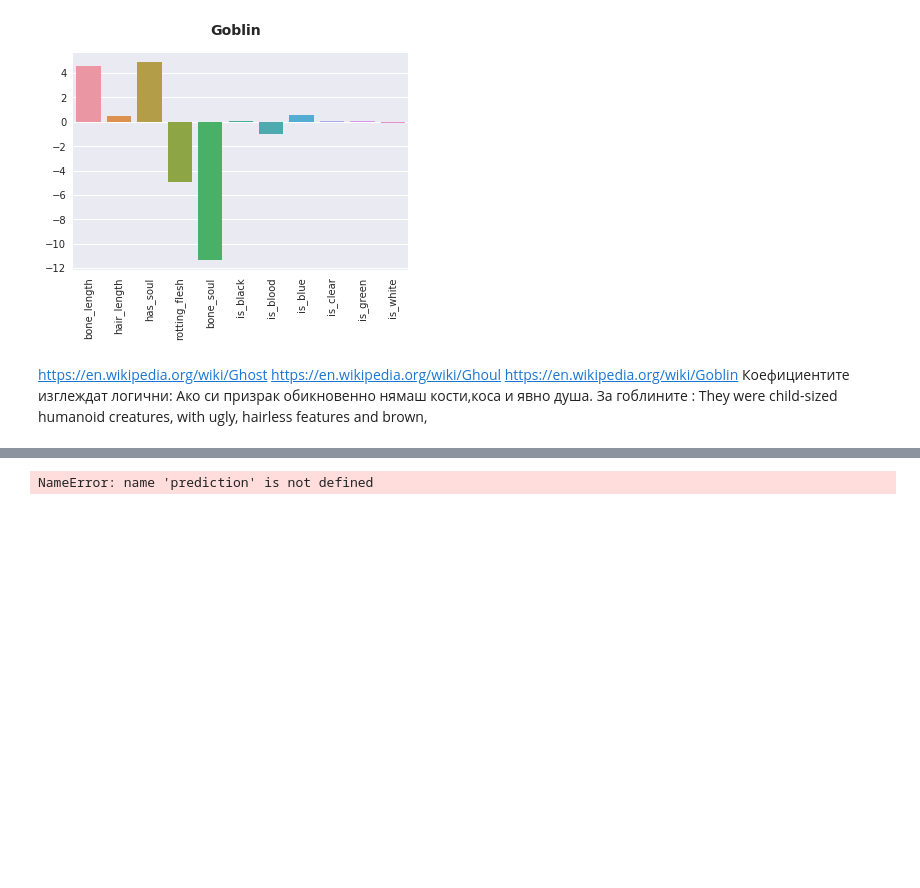
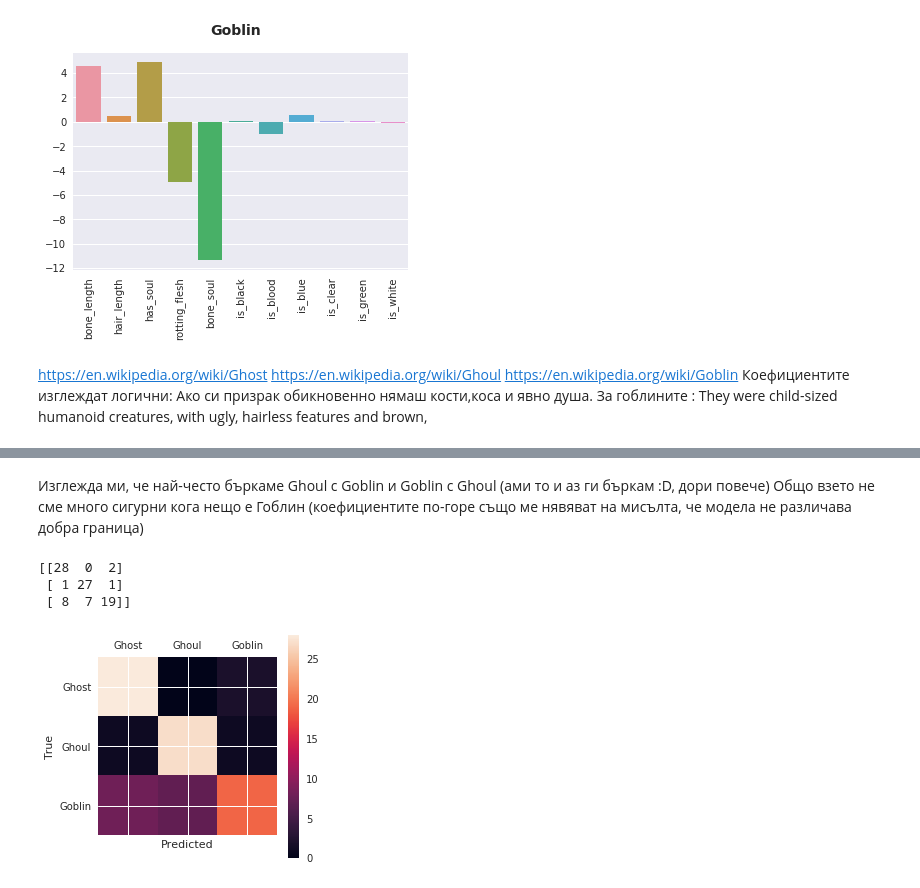
Before and after one commit to radpet/fmi-ml, a Jupyter notebook: goblins/Just messin arround.ipynb, the cells around one changed output, grey strips where cells are left out. Drawn from its saved outputs; the diff is of its cells as text; code cells hidden in the pictures; blank space fills up the shorter version.

```diff
--- a/goblins/Just messin arround.ipynb
+++ b/goblins/Just messin arround.ipynb
@@ -257,10 +284,18 @@ https://en.wikipedia.org/wiki/Goblin
+# %% [markdown]
+Изглежда ми, че най-често бъркаме Ghoul с Goblin и Goblin с Ghoul (ами то и аз ги бъркам :D, дори повече)
+Общо взето не сме много сигурни кога нещо е Гоблин (коефициентите по-горе също ме нявяват на мисълта, че модела не различава добра граница)
+# %%
+plot_confusion_matrix(cls_true=test_y2, cls_pred=clf_with_params[0][1].predict(test_X2))
+# %% [output]
+[[28  0  2]
+ [ 1 27  1]
+ [ 8  7 19]]
+[figure, added]
 # %%
 #prediction = logistic.predict(submission_X)
 #prediction = random_f.predict(submission_X)
 #prediction = svc.predict(submission_X) # 74.102
 #prediction = voting.predict(submission_X) # 0.72967
 
-df = pd.DataFrame(data={"type": prediction}, index=test_data.index)
-df.to_csv("submission.csv")
+# df = pd.DataFrame(data={"type": prediction}, index=test_data.index)
+# df.to_csv("submission.csv")
-# %% [output]
-NameError: name 'prediction' is not defined
```
Also changed, not shown: parts of 5 cells of this notebook, 3 other files.
